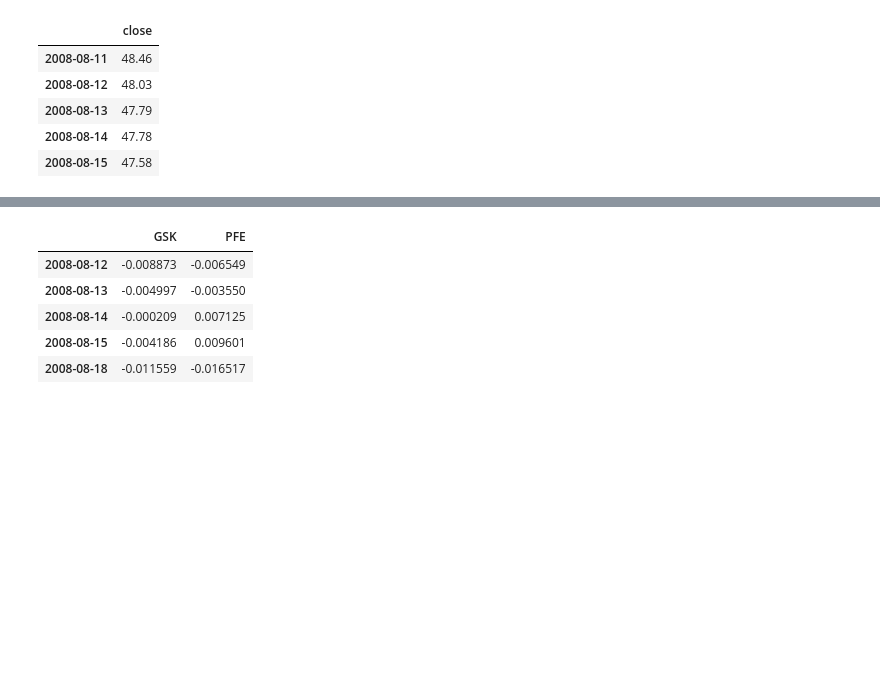
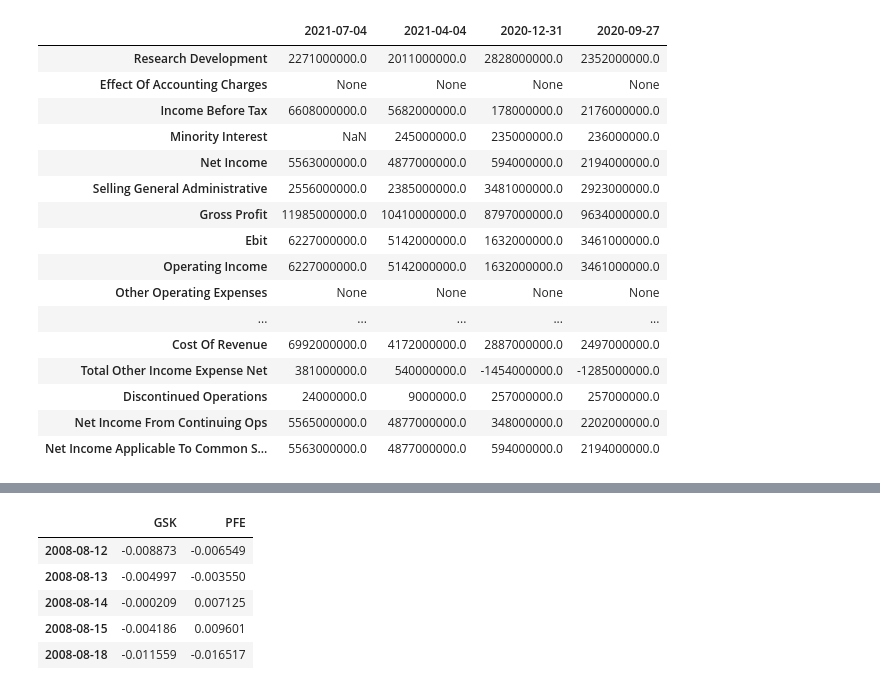
Before and after one commit to whitneydt/Algo_Project, a Jupyter notebook: Pharma.ipynb, the cells around one changed output, grey strips where cells are left out. Drawn from its saved outputs; the diff is of its cells as text; code cells hidden in the pictures; blank space fills up the shorter version.

```diff
--- a/Pharma.ipynb
+++ b/Pharma.ipynb
@@ -59,0 +151,4 @@ gsk_df.head()
+# %%
+#Gaher PFe data
+pfe = yf.Ticker("PFE")
+pfe_hist = pfe.history(period="max")
@@ -63,20 +178,22 @@ gsk_df.to_csv(gsk_path)
 # %%
-# Drop Outer Table Level
-gsk_df = gsk_df.droplevel(axis=1, level=0)
-
-# Use the drop function to drop extra columns
-gsk_df = gsk_df.drop(columns=["open", "high", "low", "volume"])
-
-# Since this is daily data, we can keep only the date (remove the time) component of the data
-gsk_df.index = gsk_df.index.date
-
-# Display sample data
-gsk_df.head()
+# RETREIVE QUARTERLY FINANCIAL REPORTS FROM YF
+pfe.quarterly_financials
 # %% [output]
-|  | close |
-| 2008-08-11 | 48.46 |
-| 2008-08-12 | 48.03 |
-| 2008-08-13 | 47.79 |
-| 2008-08-14 | 47.78 |
-| 2008-08-15 | 47.58 |
+|  | 2021-07-04 | 2021-04-04 | 2020-12-31 | 2020-09-27 |
+| Research Development | 2271000000.0 | 2011000000.0 | 2828000000.0 | 2352000000.0 |
+| Effect Of Accounting Charges | None | None | None | None |
+| Income Before Tax | 6608000000.0 | 5682000000.0 | 178000000.0 | 2176000000.0 |
+| Minority Interest | NaN | 245000000.0 | 235000000.0 | 236000000.0 |
+| Net Income | 5563000000.0 | 4877000000.0 | 594000000.0 | 2194000000.0 |
+| Selling General Administrative | 2556000000.0 | 2385000000.0 | 3481000000.0 | 2923000000.0 |
+| Gross Profit | 11985000000.0 | 10410000000.0 | 8797000000.0 | 9634000000.0 |
+| Ebit | 6227000000.0 | 5142000000.0 | 1632000000.0 | 3461000000.0 |
+| Operating Income | 6227000000.0 | 5142000000.0 | 1632000000.0 | 3461000000.0 |
+| Other Operating Expenses | None | None | None | None |
+| ... | ... | ... | ... | ... |
+| Cost Of Revenue | 6992000000.0 | 4172000000.0 | 2887000000.0 | 2497000000.0 |
+| Total Other Income Expense Net | 381000000.0 | 540000000.0 | -1454000000.0 | -1285000000.0 |
+| Discontinued Operations | 24000000.0 | 9000000.0 | 257000000.0 | 257000000.0 |
+| Net Income From Continuing Ops | 5565000000.0 | 4877000000.0 | 348000000.0 | 2202000000.0 |
+| Net Income Applicable To Common S... | 5563000000.0 | 4877000000.0 | 594000000.0 | 2194000000.0 |
 # %%
```
Also changed, not shown: parts of 25 cells of this notebook, 1 other file.
